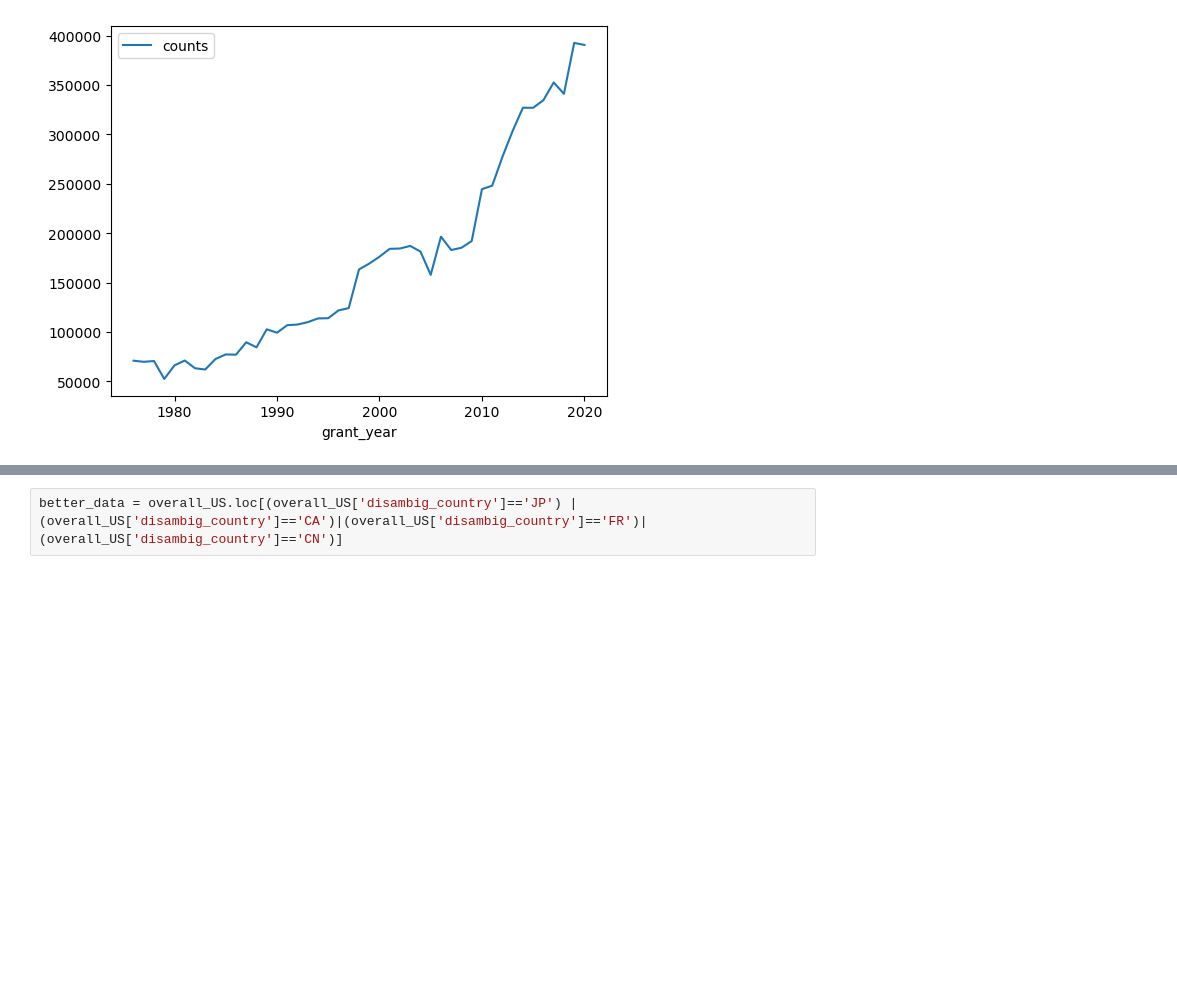
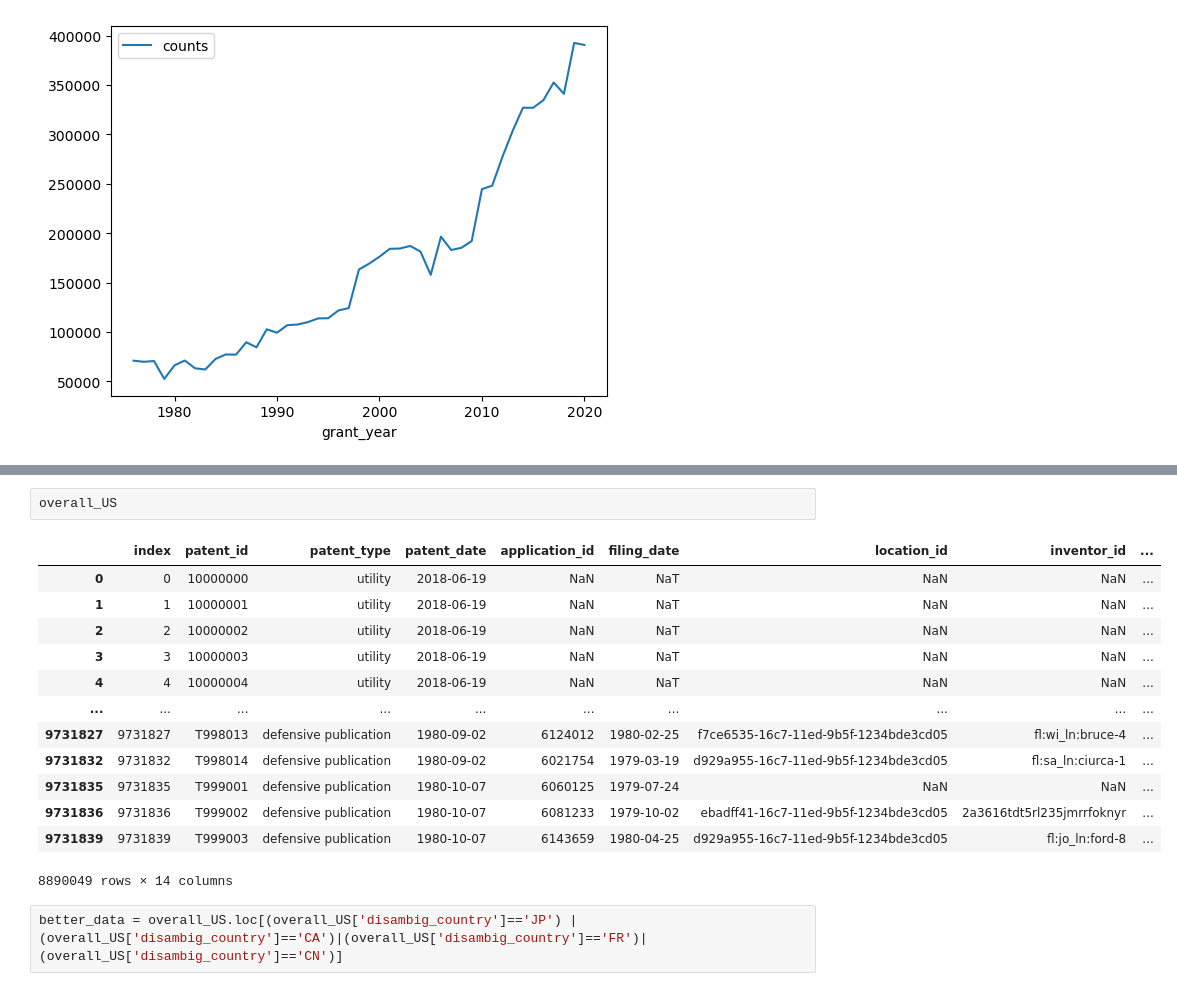
Before and after one commit to yueyun-zhang/InnovationEconomics-Exploration, a Jupyter notebook: USPTO_Data/20240828-DataExploration.ipynb, the cells around one changed output, grey strips where cells are left out. Cells and saved outputs as stored; diff of their text form; blank space fills up the shorter version.

```diff
--- a/USPTO_Data/20240828-DataExploration.ipynb
+++ b/USPTO_Data/20240828-DataExploration.ipynb
@@ -145,6 +148,22 @@ overall_US_counts[overall_US_counts['grant_year']<2021].plot(x="grant_year", y='
 # %% [markdown]
 ![image.png](attachment:d4d81dcc-4095-4718-85fa-4589769b2034.png)
 https://ourworldindata.org/grapher/annual-patents-invention-united-states-1790?time=1976..latest
+# %%
+overall_US
+# %% [output]
+|  | index | patent_id | patent_type | patent_date | application_id | filing_date | location_id | inventor_id | ... |
+| 0 | 0 | 10000000 | utility | 2018-06-19 | NaN | NaT | NaN | NaN | ... |
+| 1 | 1 | 10000001 | utility | 2018-06-19 | NaN | NaT | NaN | NaN | ... |
+| 2 | 2 | 10000002 | utility | 2018-06-19 | NaN | NaT | NaN | NaN | ... |
+| 3 | 3 | 10000003 | utility | 2018-06-19 | NaN | NaT | NaN | NaN | ... |
+| 4 | 4 | 10000004 | utility | 2018-06-19 | NaN | NaT | NaN | NaN | ... |
+| ... | ... | ... | ... | ... | ... | ... | ... | ... | ... |
+| 9731827 | 9731827 | T998013 | defensive publication | 1980-09-02 | 6124012 | 1980-02-25 | f7ce6535-16c7-11ed-9b5f-1234bde3cd05 | fl:wi_ln:bruce-4 | ... |
+| 9731832 | 9731832 | T998014 | defensive publication | 1980-09-02 | 6021754 | 1979-03-19 | d929a955-16c7-11ed-9b5f-1234bde3cd05 | fl:sa_ln:ciurca-1 | ... |
+| 9731835 | 9731835 | T999001 | defensive publication | 1980-10-07 | 6060125 | 1979-07-24 | NaN | NaN | ... |
+| 9731836 | 9731836 | T999002 | defensive publication | 1980-10-07 | 6081233 | 1979-10-02 | ebadff41-16c7-11ed-9b5f-1234bde3cd05 | 2a3616tdt5rl235jmrrfoknyr | ... |
+| 9731839 | 9731839 | T999003 | defensive publication | 1980-10-07 | 6143659 | 1980-04-25 | d929a955-16c7-11ed-9b5f-1234bde3cd05 | fl:jo_ln:ford-8 | ... |
+8890049 rows × 14 columns
 # %%
 better_data = overall_US.loc[(overall_US['disambig_country']=='JP') | (overall_US['disambig_country']=='CA')|(overall_US['disambig_country']=='FR')|(overall_US['disambig_country']=='CN')]
 # %%
```
Also changed, not shown: parts of 13 cells of this notebook.
